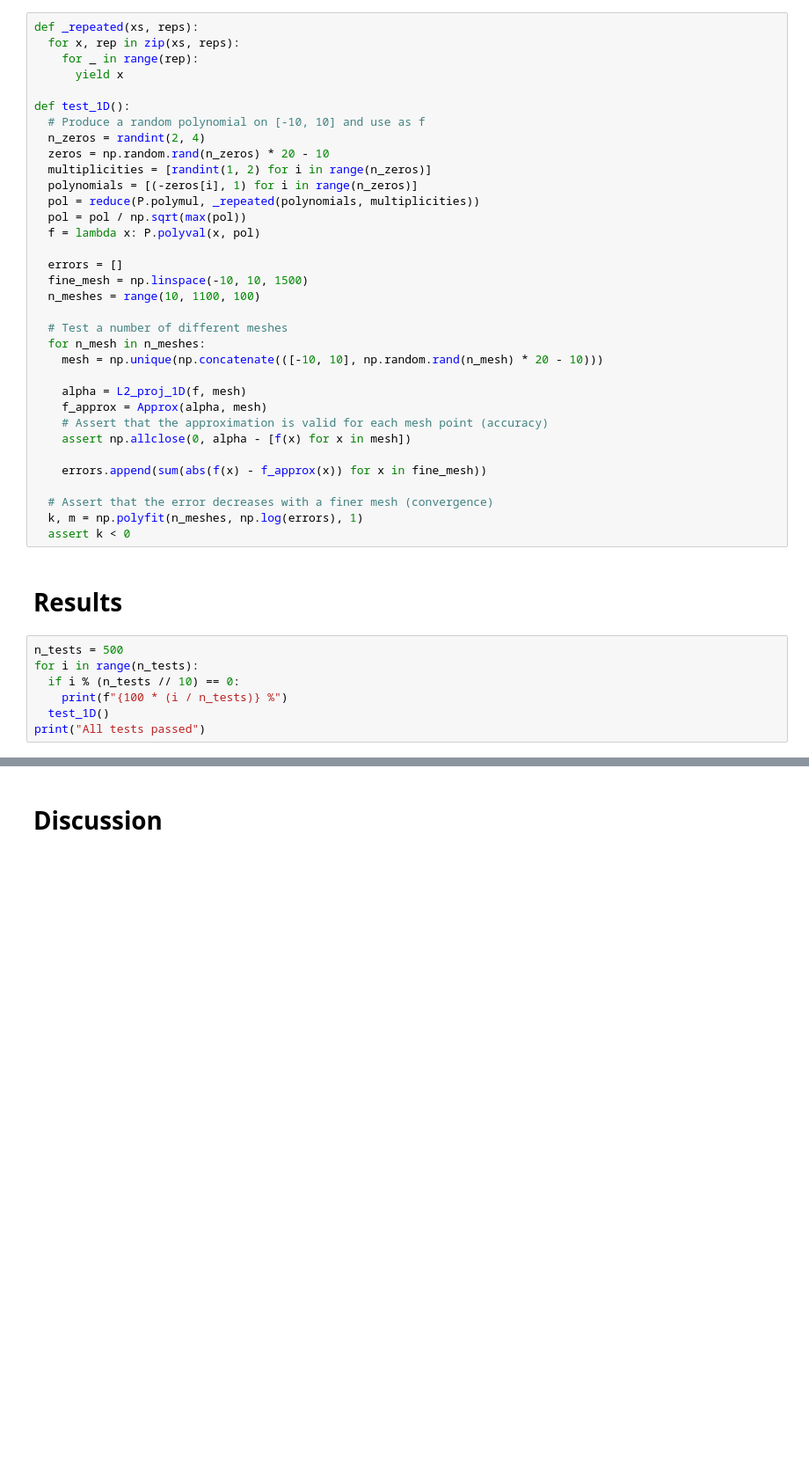
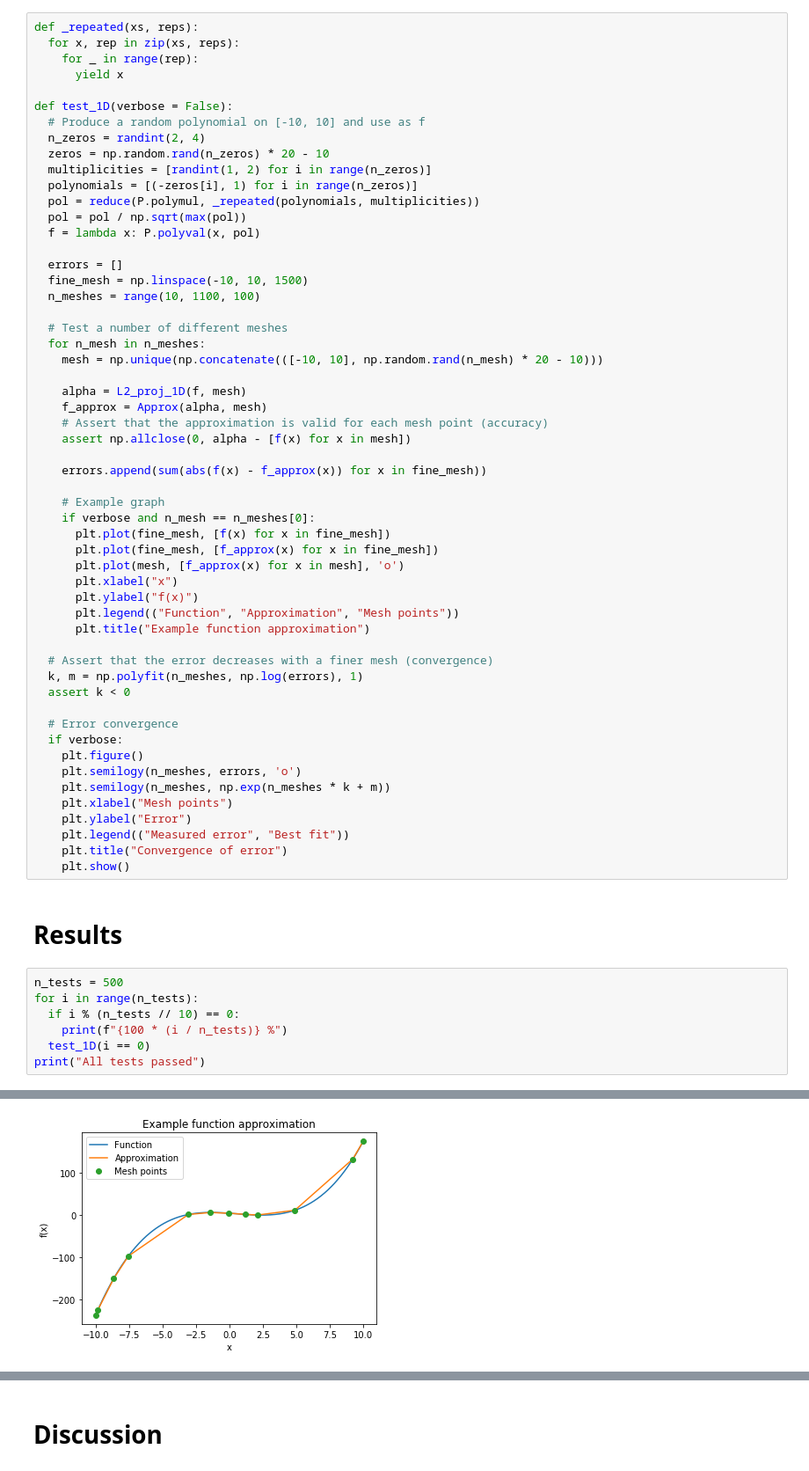
Before and after one commit to johanhoffman/DD2363-VT20, a Jupyter notebook: Lab-4/HelmerNylen_lab4.ipynb, the cells around one changed output, grey strips where cells are left out. Shown: that part at 88% size. Cells and saved outputs as stored; diff of their text form; blank space fills up the shorter version.

```diff
--- a/Lab-4/HelmerNylen_lab4.ipynb
+++ b/Lab-4/HelmerNylen_lab4.ipynb
@@ -130,7 +131,7 @@ def _repeated(xs, reps):
     for _ in range(rep):
       yield x
 
-def test_1D():
+def test_1D(verbose = False):
   # Produce a random polynomial on [-10, 10] and use as f
   n_zeros = randint(2, 4)
   zeros = np.random.rand(n_zeros) * 20 - 10
@@ -155,9 +156,30 @@ def test_1D():
 
     errors.append(sum(abs(f(x) - f_approx(x)) for x in fine_mesh))
 
+    # Example graph
+    if verbose and n_mesh == n_meshes[0]:
+      plt.plot(fine_mesh, [f(x) for x in fine_mesh])
+      plt.plot(fine_mesh, [f_approx(x) for x in fine_mesh])
+      plt.plot(mesh, [f_approx(x) for x in mesh], 'o')
+      plt.xlabel("x")
+      plt.ylabel("f(x)")
+      plt.legend(("Function", "Approximation", "Mesh points"))
+      plt.title("Example function approximation")
+
   # Assert that the error decreases with a finer mesh (convergence)
   k, m = np.polyfit(n_meshes, np.log(errors), 1)
   assert k < 0
+
+  # Error convergence
+  if verbose:
+    plt.figure()
+    plt.semilogy(n_meshes, errors, 'o')
+    plt.semilogy(n_meshes, np.exp(n_meshes * k + m))
+    plt.xlabel("Mesh points")
+    plt.ylabel("Error")
+    plt.legend(("Measured error", "Best fit"))
+    plt.title("Convergence of error")
+    plt.show()
 # %% [markdown]
 # **Results**
 # %%
@@ -165,7 +187,7 @@ n_tests = 500
 for i in range(n_tests):
   if i % (n_tests // 10) == 0:
     print(f"{100 * (i / n_tests)} %")
-  test_1D()
+  test_1D(i == 0)
 print("All tests passed")
 # %% [output]
 0.0 %
@@ -181,0 +194 @@ All tests passed
+[figure, added]
```
Also changed, not shown: parts of 5 cells of this notebook.
